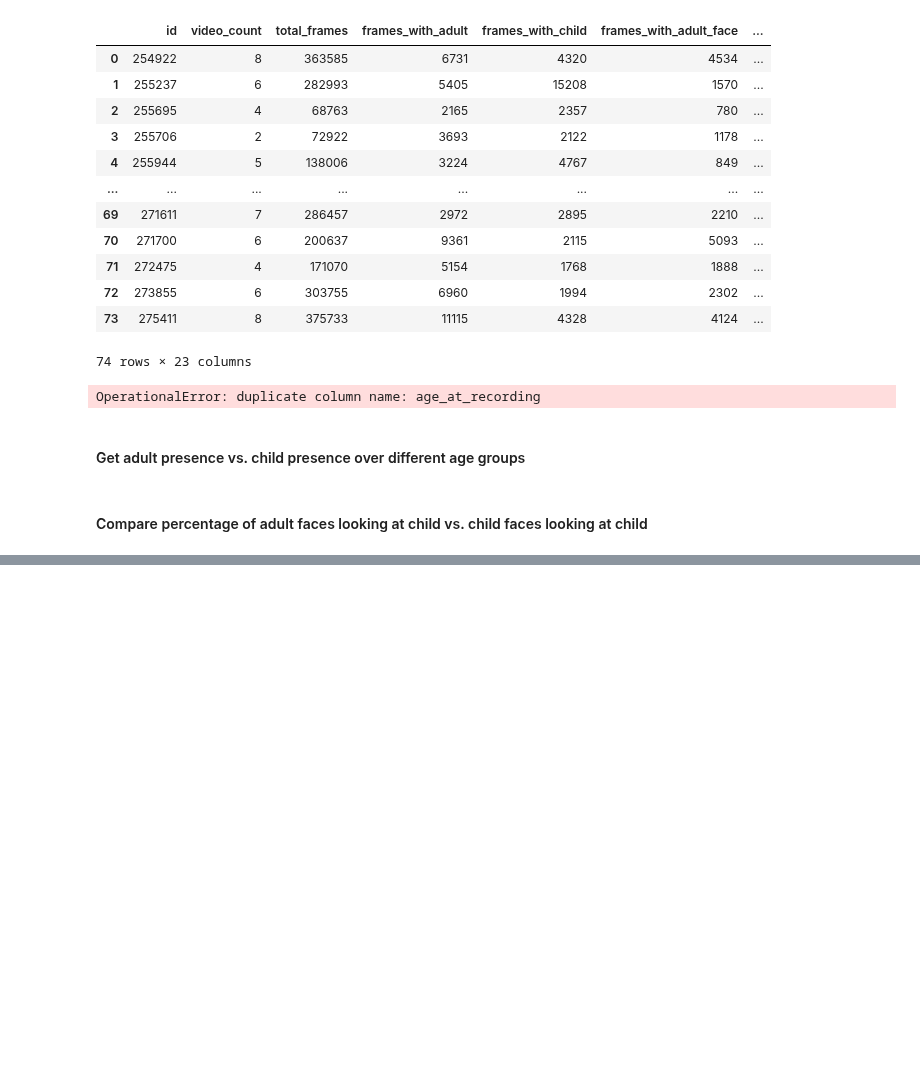
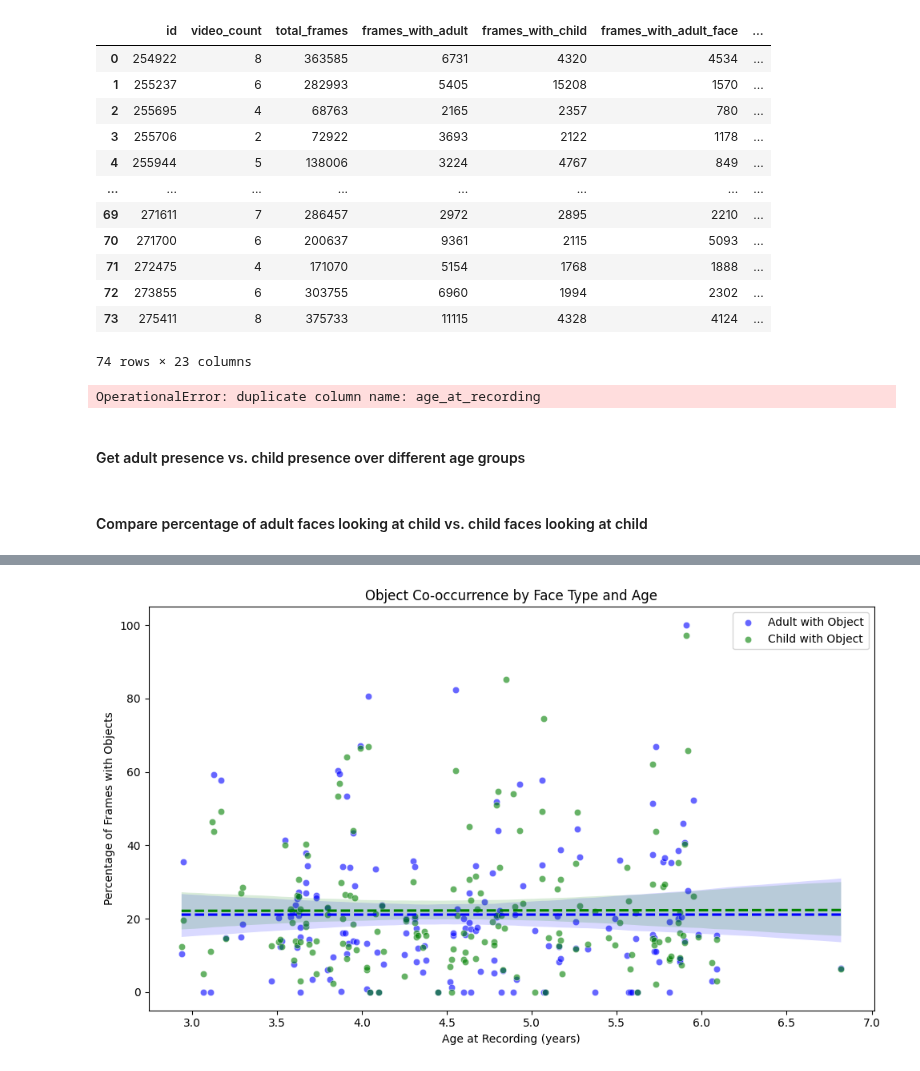
Before and after one commit to neleSuffo/naturalistic-social-analysis, a Jupyter notebook: notebooks/quantex_age_splits.ipynb, the cells around one changed output, grey strips where cells are left out. Drawn from its saved outputs; the diff is of its cells as text; code cells hidden in the pictures; blank space fills up the shorter version.

```diff
--- a/notebooks/quantex_age_splits.ipynb
+++ b/notebooks/quantex_age_splits.ipynb
@@ -699,0 +724,94 @@ display(sig_pairwise[['Class', 'Group 1', 'Group 2',
+# %%
+object_cooccurrence_query = """
+WITH FrameObjects AS (
+    SELECT
+        v.id as id,
+        v.age_at_recording,
+        v.video_id,
+        d.frame_number,
+        MAX(CASE WHEN d.object_class = 2.0 THEN 1 ELSE 0 END) as has_adult_face,
+        MAX(CASE WHEN d.object_class IN (5.0, 6.0, 7.0, 8.0, 9.0, 10.0) THEN 1 ELSE 0 END) as has_object,
+        MAX(CASE WHEN d.object_class = 3.0 THEN 1 ELSE 0 END) as has_child_face
+    FROM Videos v
+    JOIN Detections d ON v.video_id = d.video_id
+    GROUP BY v.id, v.age_at_recording, v.video_id, d.frame_number
+)
+SELECT
+    id,
+    age_at_recording,
+    COUNT(DISTINCT frame_number) as total_frames,
+    SUM(has_adult_face) as frames_with_adult,
+    SUM(has_child_face) as frames_with_child,
+    SUM(CASE WHEN has_adult_face = 1 AND has_object = 1 THEN 1 ELSE 0 END) as adult_object_frames,
+    SUM(CASE WHEN has_child_face = 1 AND has_object = 1 THEN 1 ELSE 0 END) as child_object_frames,
+    -- Calculate percentages based on frames where faces are present
+    ROUND(SUM(CASE WHEN has_adult_face = 1 AND has_object = 1 THEN 1 ELSE 0 END) * 100.0 /
+          NULLIF(SUM(has_adult_face), 0), 2) as adult_object_percent,
+    ROUND(SUM(CASE WHEN has_child_face = 1 AND has_object = 1 THEN 1 ELSE 0 END) * 100.0 /
+          NULLIF(SUM(has_child_face), 0), 2) as child_object_percent
+FROM FrameObjects
+GROUP BY id, age_at_recording
+ORDER BY age_at_recording;
+"""
+
+# Execute query and create DataFrame
+object_patterns = pd.read_sql(object_cooccurrence_query, conn)
+
+# Create visualization
+plt.figure(figsize=(10, 6))
+
+# Plot percentages
+sns.scatterplot(data=object_patterns,
+                x='age_at_recording',
+                y='adult_object_percent',
+                color='blue',
+                alpha=0.6,
+                label='Adult with Object')
+
+sns.scatterplot(data=object_patterns,
+                x='age_at_recording',
+                y='child_object_percent',
+                color='green',
+                alpha=0.6,
+                label='Child with Object')
+
+# Add trend lines
+sns.regplot(data=object_patterns,
+            x='age_at_recording',
+            y='adult_object_percent',
+            scatter=False,
+            color='blue',
+            line_kws={'linestyle': '--'})
+
+sns.regplot(data=object_patterns,
+            x='age_at_recording',
+            y='child_object_percent',
+            scatter=False,
+            color='green',
+            line_kws={'linestyle': '--'})
+
+plt.title('Object Co-occurrence by Face Type and Age')
+plt.xlabel('Age at Recording (years)')
+plt.ylabel('Percentage of Frames with Objects')
+plt.legend()
+
+plt.tight_layout()
+plt.savefig('/home/nele_pauline_suffo/outputs/detection_pipeline_results/object_cooccurrence.png',
+            dpi=300, bbox_inches='tight')
+plt.show()
+
+# Statistical comparison
+valid_data = object_patterns.dropna(subset=['adult_object_percent', 'child_object_percent'])
+if len(valid_data) > 1:
+    t_stat, p_value = stats.ttest_rel(
+        valid_data['adult_object_percent'],
+        valid_data['child_object_percent']
+    )
+    print("\nStatistical Comparison:")
+    print(f"Adult with object mean: {valid_data['adult_object_percent'].mean():.2f}%")
+    print(f"Child with object mean: {valid_data['child_object_percent'].mean():.2f}%")
+    print(f"t-statistic: {t_stat:.3f}")
+    print(f"p-value: {p_value:.4f}")
+    print(f"Number of valid comparisons: {len(valid_data)}")
+# %% [output]
+[figure, added]
```
Also changed, not shown: parts of 15 cells of this notebook.
